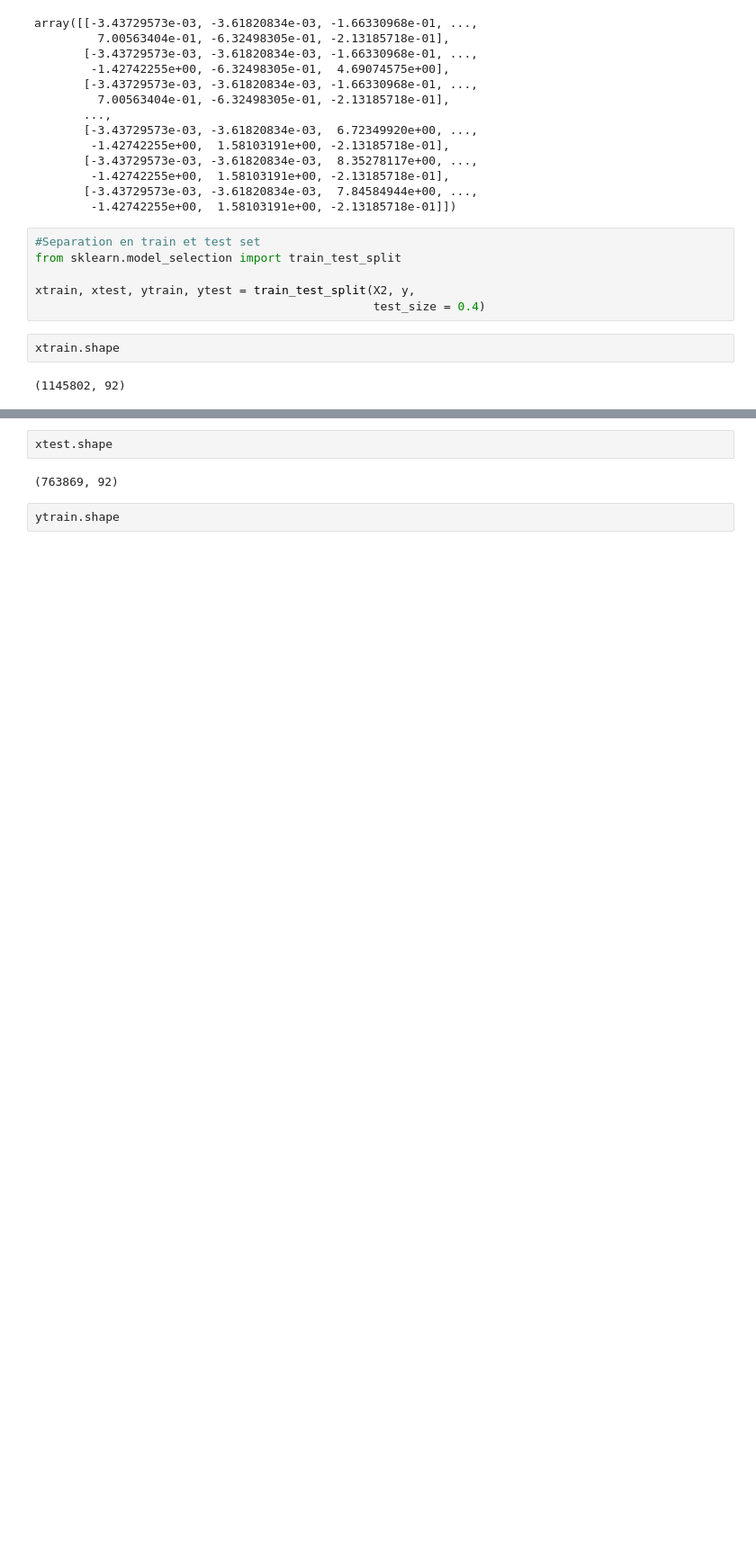
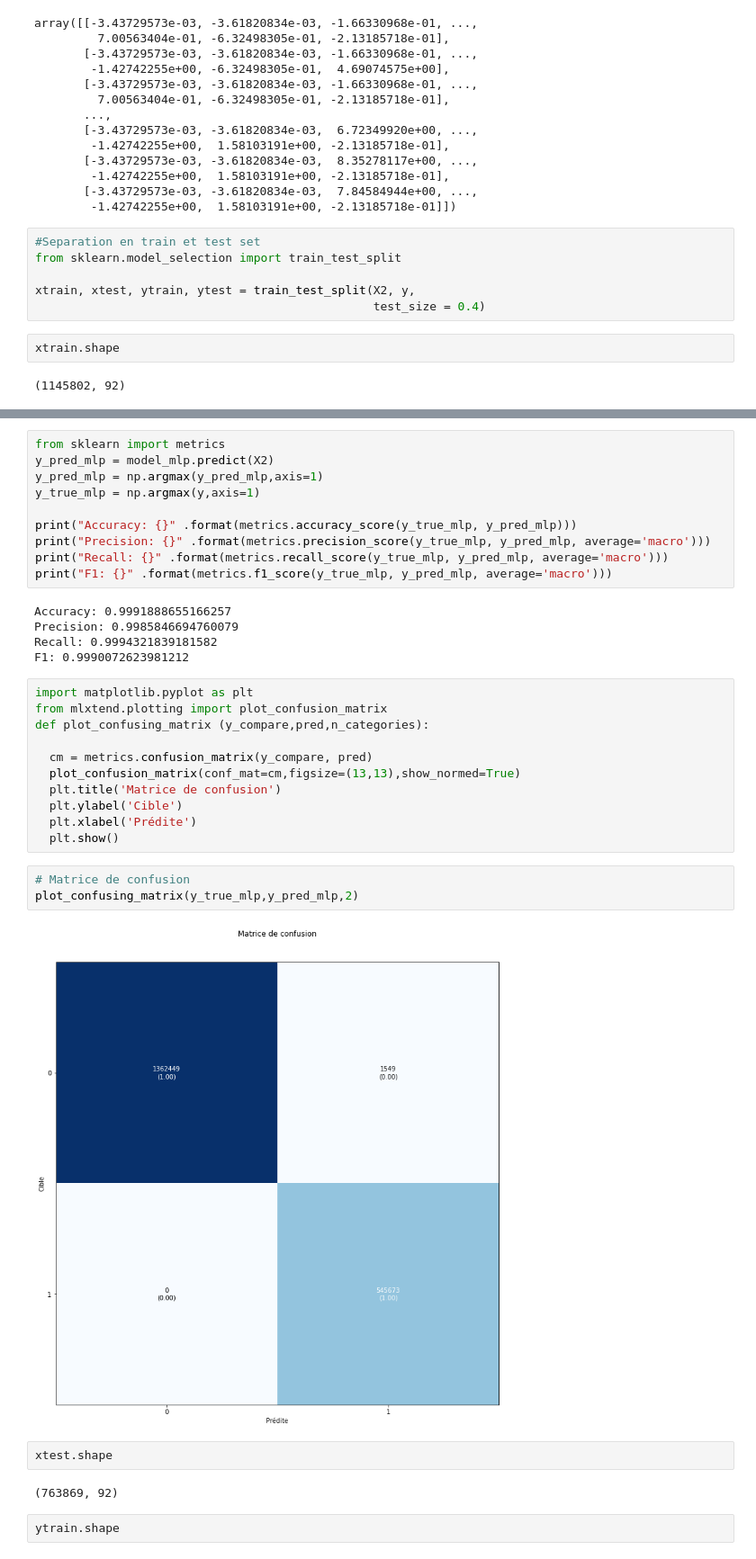
Before and after one commit to ismailasy/Deep_IOT_Network_Anomaly_Detection, a Jupyter notebook: etude_dataset_iot_iiot.ipynb, the cells around one changed output, grey strips where cells are left out. Shown at 90% size. Saved outputs shown, nothing was run; the diff lists cells and outputs as text; blank space fills up the shorter version.

```diff
--- a/etude_dataset_iot_iiot.ipynb
+++ b/etude_dataset_iot_iiot.ipynb
@@ -341,3 +328,34 @@ Epoch 4/10
+# %%
+from sklearn import metrics
+y_pred_mlp = model_mlp.predict(X2)
+y_pred_mlp = np.argmax(y_pred_mlp,axis=1)
+y_true_mlp = np.argmax(y,axis=1)
+
+print("Accuracy: {}" .format(metrics.accuracy_score(y_true_mlp, y_pred_mlp)))
+print("Precision: {}" .format(metrics.precision_score(y_true_mlp, y_pred_mlp, average='macro')))
+print("Recall: {}" .format(metrics.recall_score(y_true_mlp, y_pred_mlp, average='macro')))
+print("F1: {}" .format(metrics.f1_score(y_true_mlp, y_pred_mlp, average='macro')))
+# %% [output]
+Accuracy: 0.9991888655166257
+Precision: 0.9985846694760079
+Recall: 0.9994321839181582
+F1: 0.9990072623981212
+# %%
+import matplotlib.pyplot as plt
+from mlxtend.plotting import plot_confusion_matrix
+def plot_confusing_matrix (y_compare,pred,n_categories):
+
+  cm = metrics.confusion_matrix(y_compare, pred)
+  plot_confusion_matrix(conf_mat=cm,figsize=(13,13),show_normed=True)
+  plt.title('Matrice de confusion')
+  plt.ylabel('Cible')
+  plt.xlabel('Prédite')
+  plt.show()
+# %%
+# Matrice de confusion
+plot_confusing_matrix(y_true_mlp,y_pred_mlp,2)
+# %% [output]
+[figure, added]
 # %%
 xtest.shape
 # %% [output]
```
Also changed, not shown: parts of 16 cells of this notebook.
